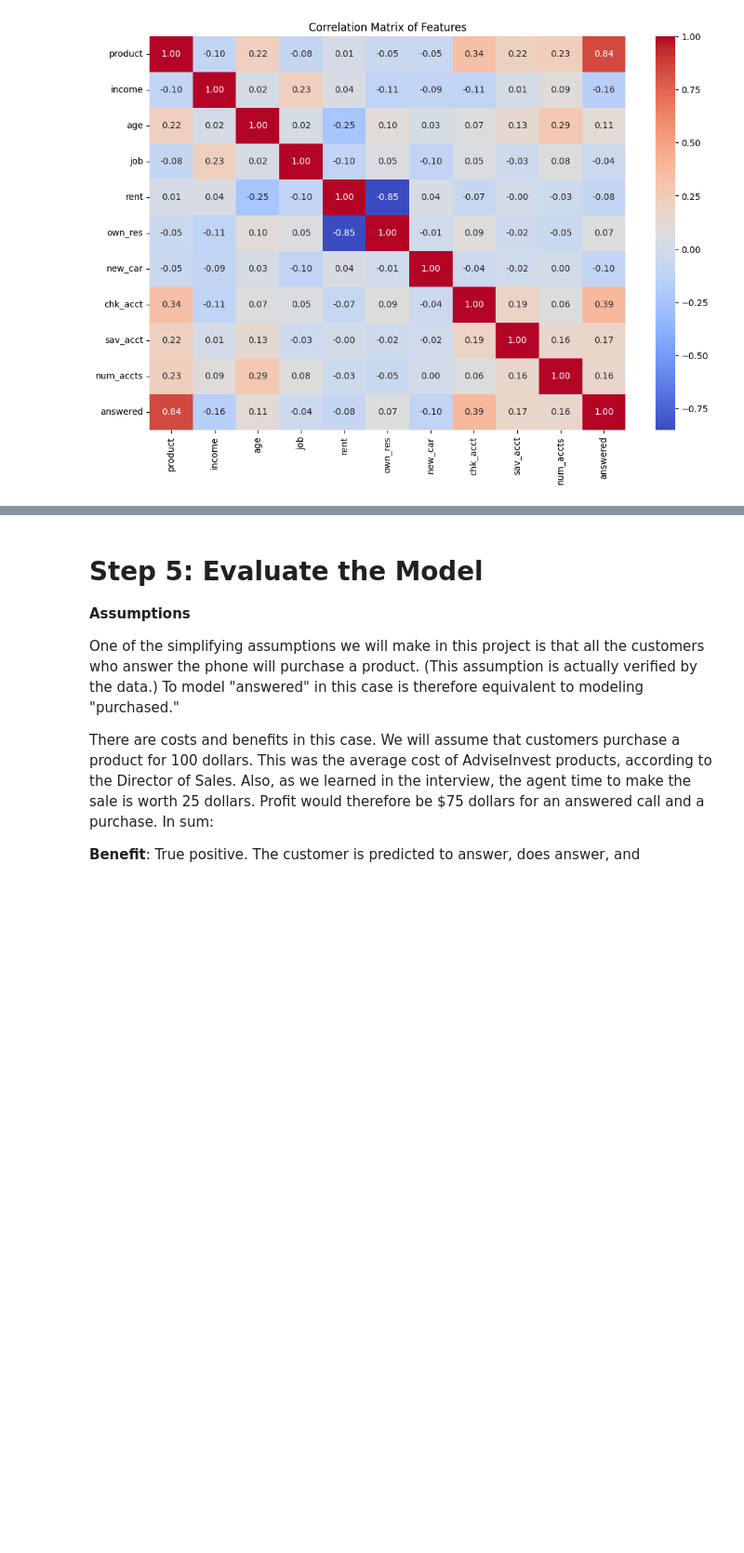
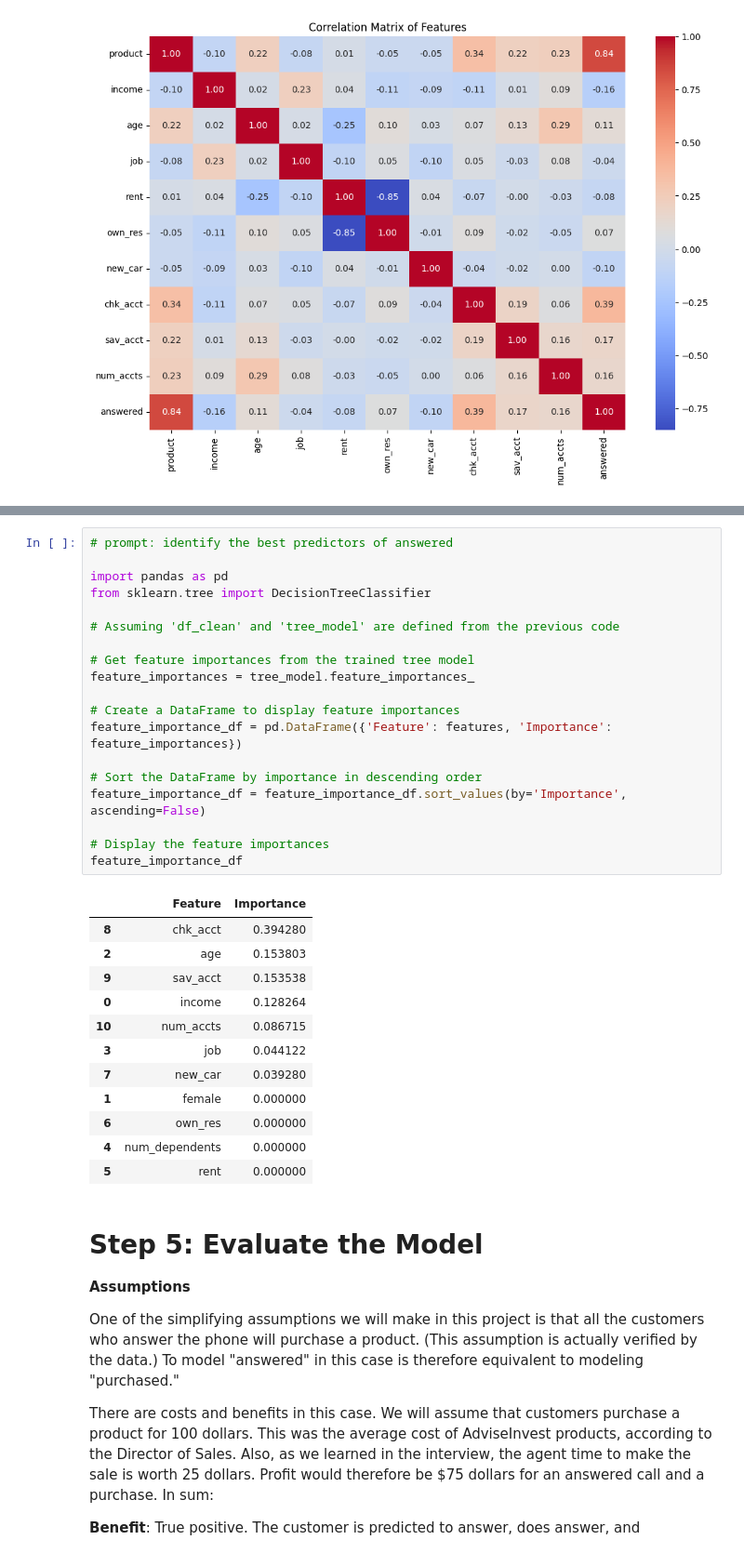
Before and after one commit to Gabbie22/is_4487_base, a Jupyter notebook: Assignments/Scripts/advise_invest_template.ipynb, the cells around one changed output, grey strips where cells are left out. Shown at 93% size. Drawn from its saved outputs; the diff is of its cells as text; blank space fills up the shorter version.

```diff
--- a/Assignments/Scripts/advise_invest_template.ipynb
+++ b/Assignments/Scripts/advise_invest_template.ipynb
@@ -515,3 +551,35 @@ plt.show()
+# %%
+# prompt: identify the best predictors of answered
+
+import pandas as pd
+from sklearn.tree import DecisionTreeClassifier
+
+# Assuming 'df_clean' and 'tree_model' are defined from the previous code
+
+# Get feature importances from the trained tree model
+feature_importances = tree_model.feature_importances_
+
+# Create a DataFrame to display feature importances
+feature_importance_df = pd.DataFrame({'Feature': features, 'Importance': feature_importances})
+
+# Sort the DataFrame by importance in descending order
+feature_importance_df = feature_importance_df.sort_values(by='Importance', ascending=False)
+
+# Display the feature importances
+feature_importance_df
+# %% [output]
+|  | Feature | Importance |
+| 8 | chk_acct | 0.394280 |
+| 2 | age | 0.153803 |
+| 9 | sav_acct | 0.153538 |
+| 0 | income | 0.128264 |
+| 10 | num_accts | 0.086715 |
+| 3 | job | 0.044122 |
+| 7 | new_car | 0.039280 |
+| 1 | female | 0.000000 |
+| 6 | own_res | 0.000000 |
+| 4 | num_dependents | 0.000000 |
+| 5 | rent | 0.000000 |
 # %% [markdown]
 # Step 5: Evaluate the Model
 
```
Also changed, not shown: parts of 8 cells of this notebook.
